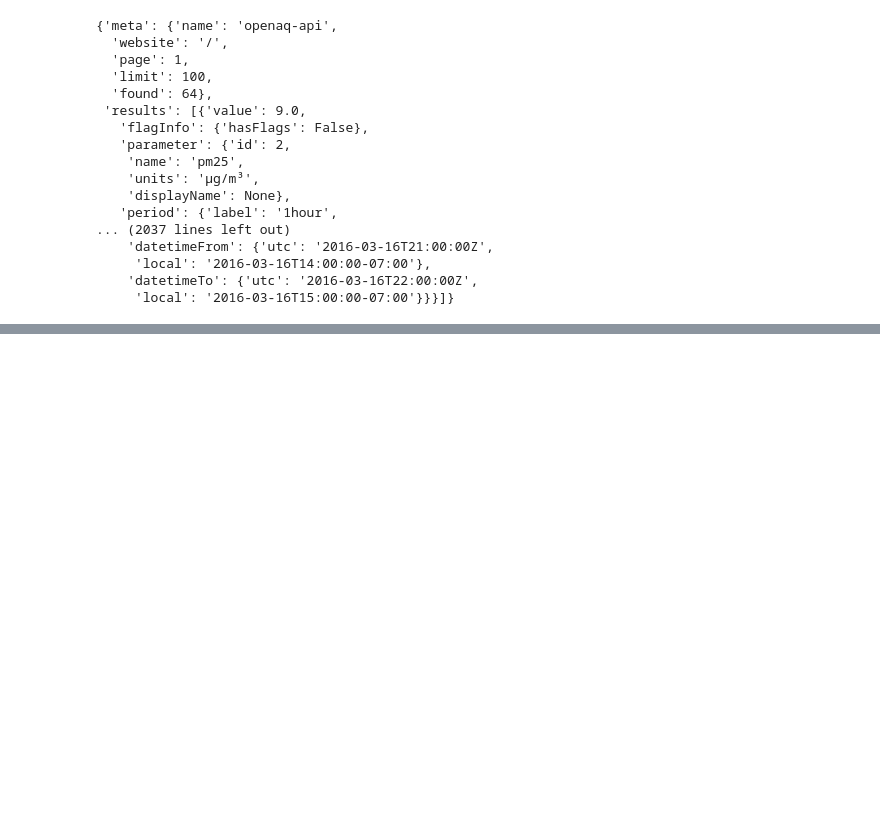
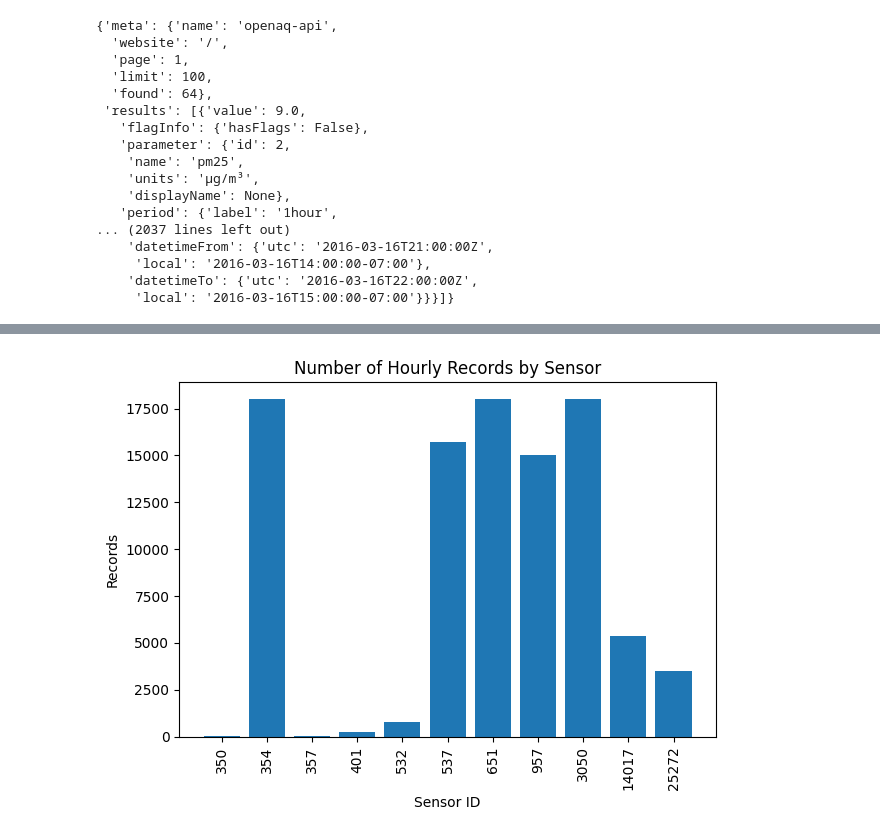
Before and after one commit to CameronWehrfritz/openaq-data-pipeline, a Jupyter notebook: notebooks/00_scratchpad.ipynb, the cells around one changed output, grey strips where cells are left out. Drawn from its saved outputs; the diff is of its cells as text; code cells hidden in the pictures; blank space fills up the shorter version.

```diff
--- a/notebooks/00_scratchpad.ipynb
+++ b/notebooks/00_scratchpad.ipynb
@@ -320,0 +625,23 @@ display(hourly_data)
+# %%
+# Set headers with your API key
+headers = {
+    "accept": "application/json",
+    "X-API-Key": OPENAQ_API_KEY
+}
+
+# Your list of CA sensor IDs, e.g. 59 sensors
+sensor_ids = ca_sensor_ids
+
+# Fetch all data from 2016 to 2025
+df_all = fetch_multiple_sensors_hourly_data(
+    sensor_ids,
+    headers,
+    date_from="2016-01-01T00:00:00Z",
+    # date_to="2017-01-01T00:00:00Z",
+    date_to="2025-07-30T23:59:59Z",
+    save_path="../data/openaq_hourly_ca_2016_2025.csv",
+    # save_path="../data/openaq_hourly_ca_2016.csv",
+    save_interval=10
+)
+
+print(df_all.shape)
@@ -320,0 +682,17 @@ display(hourly_data)
+# %%
+# visualize how many records exist for each sensor
+
+import matplotlib.pyplot as plt
+
+# count records by sensor_id
+data_coverage = df_all['sensor_id'].value_counts().sort_index()
+
+plt.bar(data_coverage.index.astype(str), data_coverage.values)
+plt.title("Number of Hourly Records by Sensor")
+plt.xlabel("Sensor ID")
+plt.ylabel("Records")
+plt.xticks(rotation=90)
+plt.tight_layout()
+plt.show()
+# %% [output]
+[figure, added]
```
Also changed, not shown: parts of 12 cells of this notebook, 4 other files.
